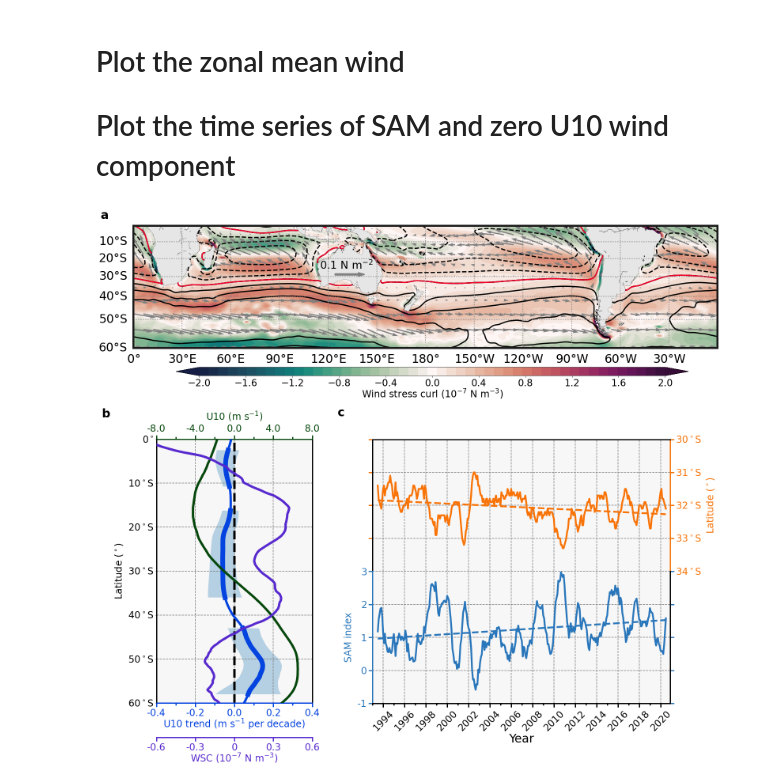
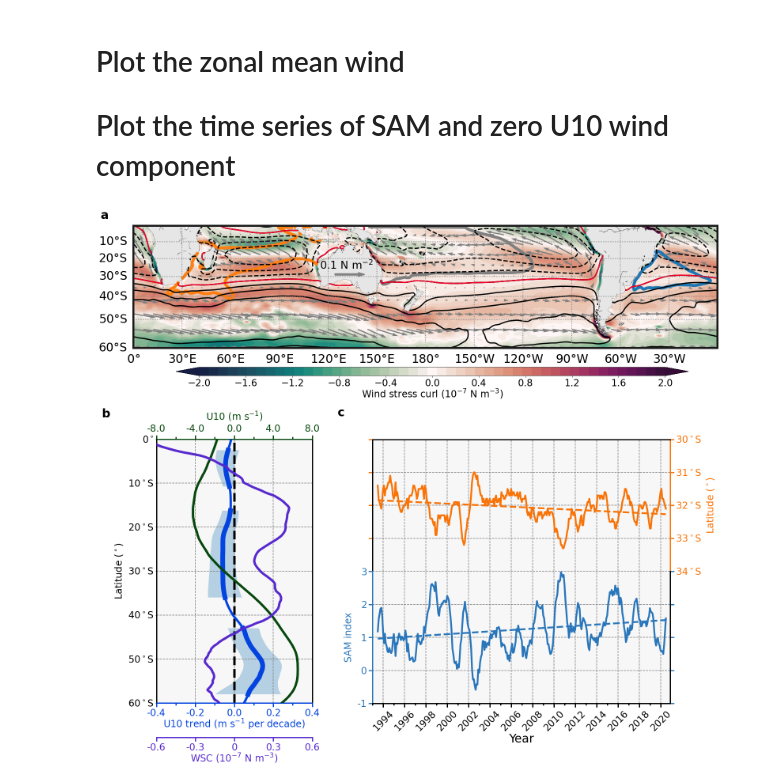
Before and after one commit to lijunde/WBCs_SST_EKE, a Jupyter notebook: NCC_Figure5.ipynb, the cells around one changed output. Cells and saved outputs as stored; diff of their text form; code cells hidden in the pictures.

```diff
--- a/NCC_Figure5.ipynb
+++ b/NCC_Figure5.ipynb
@@ -24,3 +26,24 @@ import PUG_functions as PF
+# %%
+dataset = xr.open_dataset(directory+'/BRAN_WBC/SO/AVISO/AVISO_monthly_SSH.nc')
+lon_ssh = np.tile(dataset.lon, (len(dataset.lat[:-1]),1)).transpose()+180
+lat_ssh = np.tile(dataset.lat[:-1], (len(dataset.lon),1))
+SSH_data = dataset.adt
+large_scale_ssh = SSH_data.copy()
+kernel=np.ones((1,13,13))
+large_scale_ssh.data = convolution.convolve(SSH_data,boundary='wrap', kernel = kernel, preserve_nan=True)
+large_scale_ssh=large_scale_ssh.rolling(time=12,center=True).mean()
+large_scale_ssh0=np.transpose(large_scale_ssh.data[:,:-1,:])
+large_scale_ssh1=np.concatenate((large_scale_ssh0[720:,:,:],large_scale_ssh0[:720,:,:]),axis=0)
+large_scale_ssh2=large_scale_ssh1.copy()
+large_scale_ssh3=large_scale_ssh1.copy()
+large_scale_ssh1[:60,:,:]=np.nan;
+large_scale_ssh1[485:,:,:]=np.nan;
+large_scale_ssh2[:579,:,:]=np.nan;
+large_scale_ssh2[1201:,:,:]=np.nan;
+large_scale_ssh3[:1225,:,:]=np.nan;
+large_scale_ssh_AC  = np.nanmean(large_scale_ssh1,axis=2)
+large_scale_ssh_EAC = np.nanmean(large_scale_ssh2,axis=2)
+large_scale_ssh_BC  = np.nanmean(large_scale_ssh3,axis=2)
 # %% [markdown]
 # Read large scale wind stress
 # %%
@@ -122,8 +145,11 @@ m.drawparallels(np.arange(-60,-0, 10),labels=[1,0,0,0],linewidth=0.5*linefont,da
 m.drawcoastlines(color='0.1',  linewidth=0.1*linefont)
 m.drawmapboundary(color='0.1', linewidth=0.1*linefont)
 m.fillcontinents(color='0.9', lake_color='white')
-CB=m.contourf(x, y, curlZ_mean,cmap=cmaps1,levels=levels1,origin='lower',extend='both')
-Q = m.quiver(x[tuple(points)],y[tuple(points)],Tx_mean[tuple(points)],Ty_mean[tuple(points)],color='gray',width=0.002,scale=2)
+CB     = m.contourf(x, y, curlZ_mean,cmap=cmaps1,levels=levels1,origin='lower',extend='both')
+CS_AC  = m.contour(x, y,large_scale_ssh_AC,np.arange(0.89,0.91,10),linewidths=2.5*linefont,linestyles='solid',colors='tab:orange')
+CS_EAC = m.contour(x, y,large_scale_ssh_EAC,np.arange(0.89,0.91,10),linewidths=2.5*linefont,linestyles='solid',colors='gray')
+CS_BC  = m.contour(x, y,large_scale_ssh_BC,np.arange(0.59,0.61,10),linewidths=2.5*linefont,linestyles='solid',colors='tab:blue')
+Q      = m.quiver(x[tuple(points)],y[tuple(points)],Tx_mean[tuple(points)],Ty_mean[tuple(points)],color='gray',width=0.002,scale=2)
 qk1 = plt.quiverkey(Q,0.37,0.60, 0.1, r' ',labelpos='N',color='gray',linewidth=linefont,fontproperties={'size': labelfont})
 qk2 = plt.quiverkey(Q,0.365,0.602,0.1, r'0.1 N m$^{-2}$',labelpos='N',color='None',linewidth=linefont,fontproperties={'size':0.9*labelfont})
 for i in range(4):
@@ -294,31 +320,31 @@ for tick in ax6.yaxis.get_major_ticks():
     tick.label2.set_visible(False)     # set right ticks visible
     tick.tick1line.set_visible(False)
     tick.tick2line.set_visible(True)
 xminorLocator   = mpl.dates.YearLocator(1)
 xmajorLocator   = mpl.dates.YearLocator(2)
 xmajorFormatter = mpl.dates.DateFormatter('%Y')
 ax6.set_yticks(np.linspace(-1,3.15,5))
 ax6.set_yticklabels(['-1','0','1','2','3'])
 ax6.xaxis.set_minor_locator(xminorLocator)
 ax6.xaxis.set_major_locator(xmajorLocator)
 ax6.xaxis.set_major_formatter(xmajorFormatter)
 ax6.axes.yaxis.set_tick_params(colors='black',pad=0.8*labelpadscale)
 plt.yticks(fontsize=0.8*labelfont)
 ax6.yaxis.set_label_position("left")
 plt.xticks(fontsize=0.8*labelfont,rotation=45)
 plt.grid(color ="tab:gray",linestyle='dashed', linewidth=0.5*linefont)
 ax6.spines['bottom'].set_linewidth(linefont)
 ax6.spines['left'].set_linewidth(linefont)
 ax6.spines['top'].set_linewidth(0*linefont)
 ax6.spines['right'].set_linewidth(linefont)
 ax6.tick_params(axis='x',which='minor',bottom='on',length=5.0,width=1.0*linefont,colors='xkcd:black',direction='out')
 ax6.tick_params(axis='x',which='major',bottom='on',length=10.0,width=1.0*linefont,colors='xkcd:black',direction='out')
 ax6.tick_params(axis='y',which='major',left='on',length=10.0,width=1.0*linefont,colors='xkcd:bluish',direction='out')
 ax6.spines['top'].set_color('none')
 ax6.spines['left'].set_color('xkcd:bluish')
 ax6.set_position([l-0.1335, b+0.1815, 0.75*scale*w, 0.441*scale*h])
 ax6.set_xlabel('Year',fontsize=labelfont,labelpad=2,family='sans-serif')
 #%%%%%%%%%%%%%%%%%%%%%%%%%%%%%%%%%%%%%%%%%%%%%%%%%%%%%%%%
 fig.savefig(directory+'/BRAN_WBC/SO/Figure5_wind_SAM.pdf',dpi=300,bbox_inches = 'tight')
 # %% [output]
-[figure, old version]
+[figure, new version]
```
Also changed, not shown: parts of 1 cell of this notebook, 1 other file.
